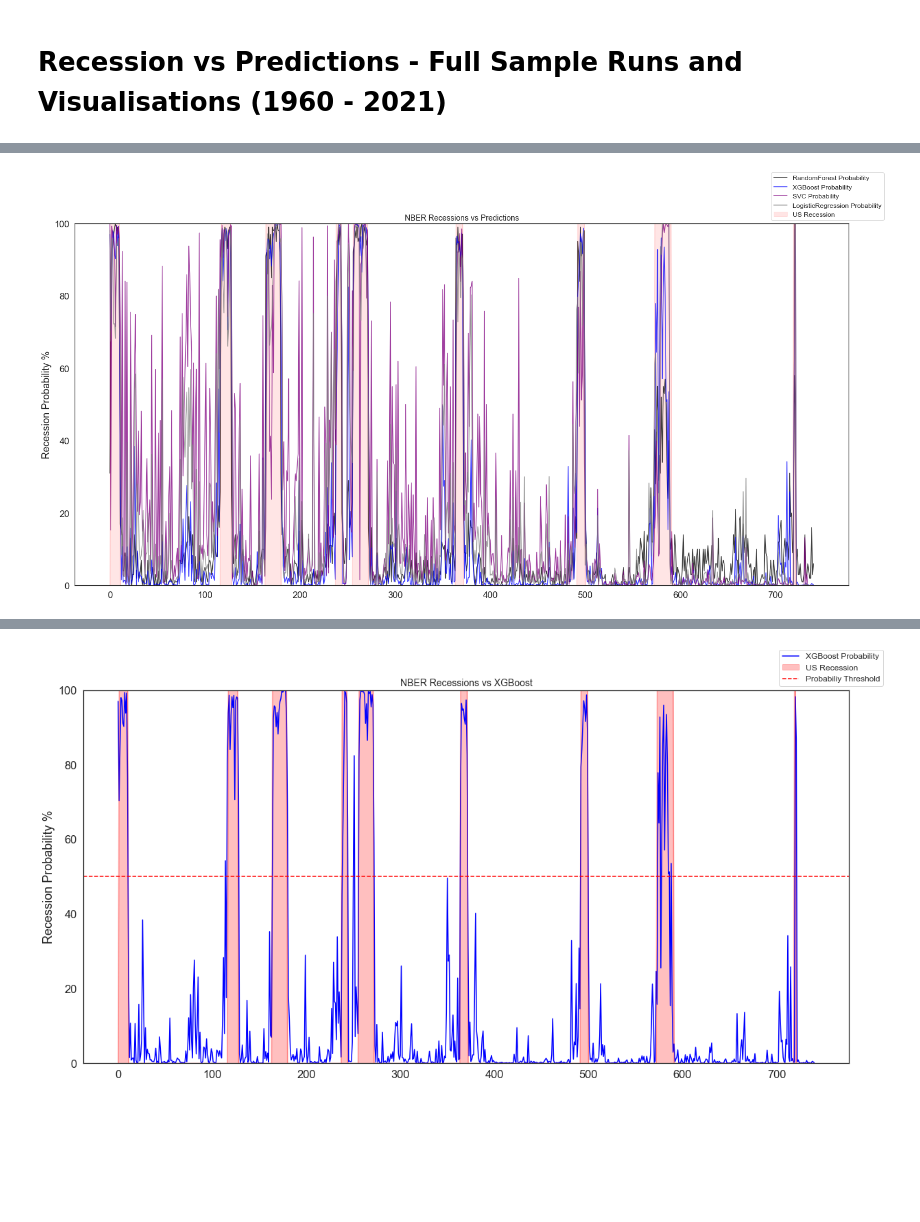
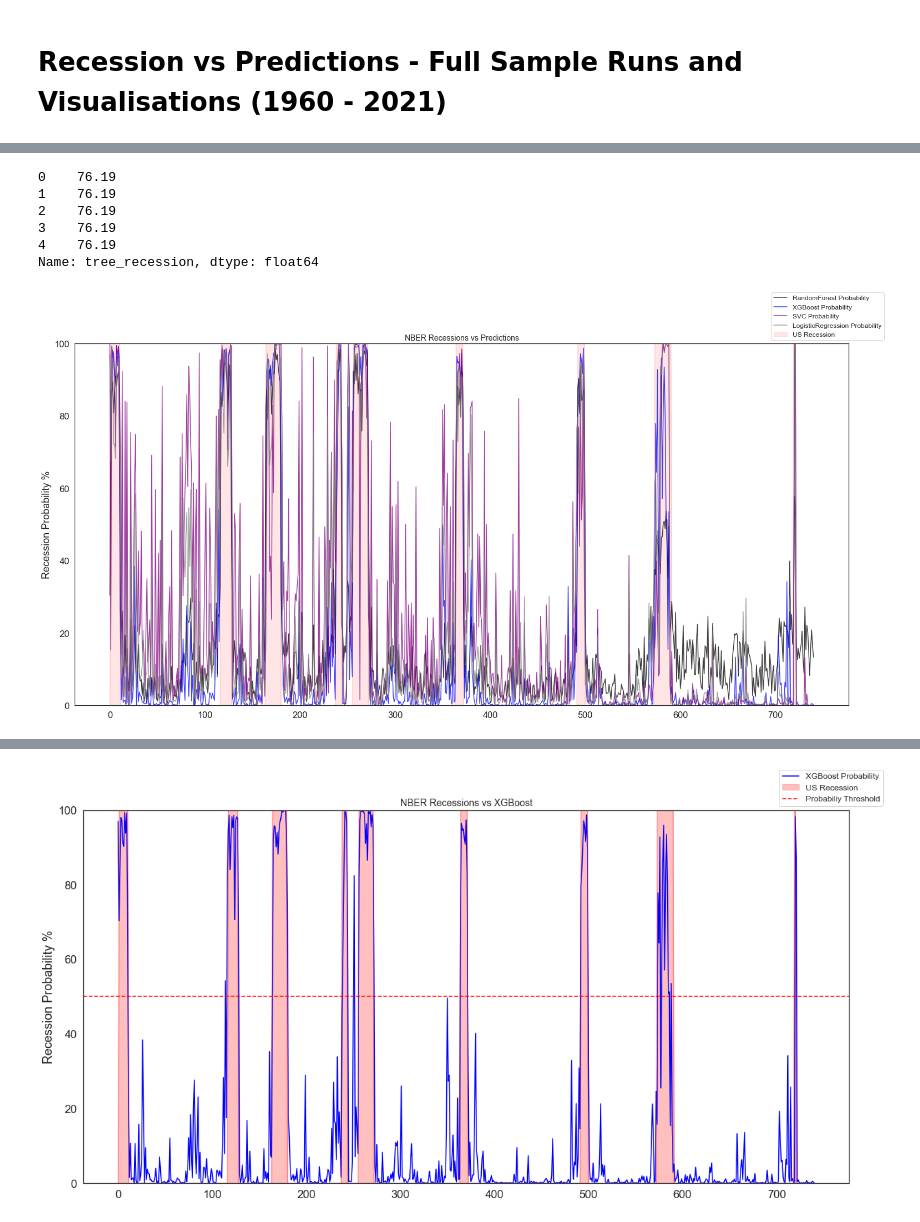
Before and after one commit to AlexPapanicolaou/businesscycles, a Jupyter notebook: first_attempt.ipynb, the cells around one changed output, grey strips where cells are left out. Drawn from its saved outputs; the diff is of its cells as text; code cells hidden in the pictures; blank space fills up the shorter version.

```diff
--- a/first_attempt.ipynb
+++ b/first_attempt.ipynb
@@ -922,15 +1081,18 @@ predictions['rf_recession'] = rf_recession * 100
 # %%
 svc_recession = svc_cv.predict_proba(X)
 svc_recession = pd.DataFrame(svc_recession[:, 1])
-predictions['svc_recession'] = svc_recession * 100
+predictions['svc_recession'] = svc_recession
+predictions['svc_recession'] = predictions['svc_recession'] * 100
 # %%
 logit_recession = logit_cv.predict_proba(X)
 logit_recession = pd.DataFrame(logit_recession[:, 1])
-predictions['logit_recession'] = logit_recession * 100
+predictions['logit_recession'] = logit_recession
+predictions['logit_recession'] = predictions['logit_recession'] * 100
-# %%
-tree_recession = tree_cv.predict_proba(X)
-tree_recession = pd.DataFrame(tree_recession[:, 1])
-predictions['tree_recession'] = tree_recession * 100
+# %%
+tree_recession = tree_cv.predict_proba(X)
+tree_recession = pd.DataFrame(tree_recession[:, 1])
+predictions['tree_recession'] = tree_recession
+predictions['tree_recession'] = predictions['tree_recession'] * 100
 # %%
 predictions = predictions.round(decimals = 2);
 # %%
@@ -959,0 +1109,9 @@ Name: tree_recession, dtype: float64
+# %%
+predictions['tree_recession'].head()
+# %% [output]
+0    76.19
+1    76.19
+2    76.19
+3    76.19
+4    76.19
+Name: tree_recession, dtype: float64
@@ -960,18 +1122,18 @@ Name: tree_recession, dtype: float64
 # %%
 fig, ax = plt.subplots()
-predictions['rf_recession'].plot.line(alpha=0.75, x=predictions['Date'], color="black", label='RandomForest Probability')
-predictions['xgb_recession'].plot.line(alpha=0.75, x=predictions['Date'], color="blue", label='XGBoost Probability')
-predictions['svc_recession'].plot.line(alpha=0.75, x=predictions['Date'], color="purple", label='SVC Probability')
-predictions['logit_recession'].plot.line(alpha=0.75, x=predictions['Date'], color="grey", label='LogisticRegression Probability')
-#predictions['tree_recession'].plot.line(alpha=0.75, x=predictions['Date'], color="orange", label='DecisionTree Probability')
+predictions['rf_recession'].plot.line(alpha=0.75, color="black", label='RandomForest Probability')
+predictions['xgb_recession'].plot.line(alpha=0.75, color="blue", label='XGBoost Probability')
+predictions['svc_recession'].plot.line(alpha=0.75, color="purple", label='SVC Probability')
+predictions['logit_recession'].plot.line(alpha=0.75, color="grey", label='LogisticRegression Probability')
+#predictions['tree_recession'].plot.line(alpha=0.75, color="orange", label='DecisionTree Probability')
 predictions['usrecession'].plot.area(figsize=(25, 12), alpha=0.10, x=predictions['Date'], color="red", label = 'US Recession')
 plt.ylabel('Recession Probability %')
 plt.title('NBER Recessions vs Predictions', fontsize=(14))
 plt.legend(bbox_to_anchor=(1.05, 1), fontsize=(12), loc=4)
 plt.ylim(0, 100)
 sns.set_style("white")
 # %% [output]
-[figure, old version]
+[figure, new version]
 # %%
 fig, ax = plt.subplots()
 predictions['rf_recession'].plot.line(alpha=1, x=predictions['Date'], color="black", label='RandomForest Probability')
```
Also changed, not shown: parts of 103 cells of this notebook.
